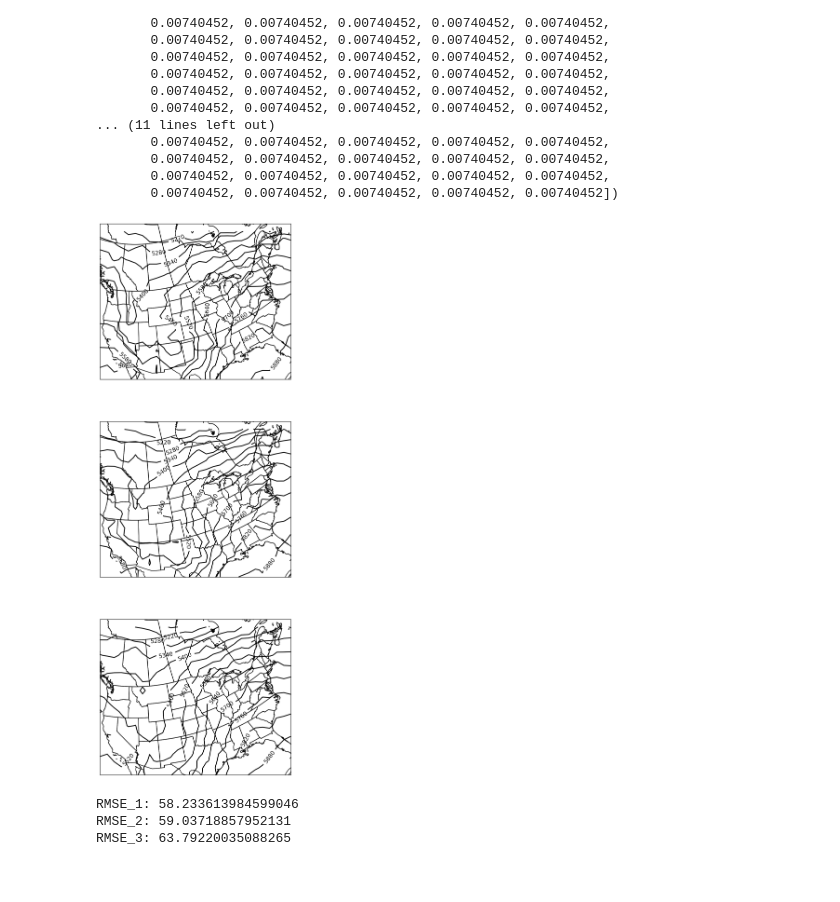
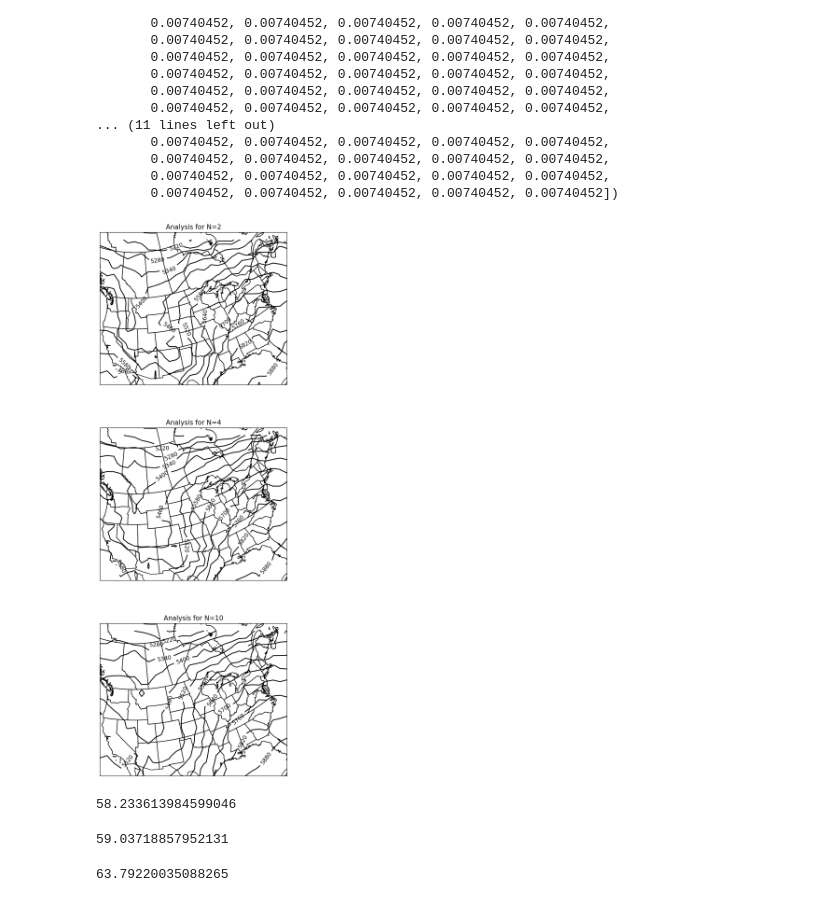
Before and after one commit to SWainty24/ATSC528, a Jupyter notebook: 03-Statistical_Objective_Analysis/statistical_oban.ipynb, the cells around one changed output. Drawn from its saved outputs; the diff is of its cells as text; code cells hidden in the pictures.

```diff
--- a/03-Statistical_Objective_Analysis/statistical_oban.ipynb
+++ b/03-Statistical_Objective_Analysis/statistical_oban.ipynb
@@ -321,48 +323,51 @@ longitude_grid = np.degrees(lambda_grid)
 # %%
 ### Plot 500mb analyses over a map ###
 #convert x,y to lat/long
 
-LAT = latitude_grid
-LON = longitude_grid
+LAT = latitude_grid  # Replace with your latitude grid array
+LON = longitude_grid  # Replace with your longitude grid array
 
-ANALYSIS=[Analysis_N2,Analysis_N4,Analysis_N10]
+ANALYSIS = [Analysis_N2, Analysis_N4, Analysis_N10]  # Replace with your analysis results
 
-proj = ccrs.Stereographic(central_longitude=-115,central_latitude=90,true_scale_latitude=60)
-fig = plt.figure(figsize=(5,15),dpi=200)
+proj = ccrs.Stereographic(central_longitude=-115, central_latitude=90, true_scale_latitude=60)
+fig = plt.figure(figsize=(5, 15), dpi=200)
+
+titles = ["Analysis for N=2", "Analysis for N=4", "Analysis for N=10"]
+
 for i in range(3):
-    ax1 = fig.add_subplot(3,1,i+1,projection=proj)
+    ax1 = fig.add_subplot(3, 1, i + 1, projection=proj)
     ax1.add_feature(cfeature.STATES)
     ax1.add_feature(cfeature.COASTLINE)
-    cs1 = ax1.contour(LON,LAT,ANALYSIS[i],colors='k',levels=np.arange(0,8000,60),transform=ccrs.PlateCarree())
-    plt.clabel(cs1,levels=np.arange(0,8000,60))
+    cs1 = ax1.contour(
+        LON,
+        LAT,
+        ANALYSIS[i],
+        colors="k",
+        levels=np.arange(0, 8000, 60),
+        transform=ccrs.PlateCarree(),
+    )
+    plt.clabel(cs1, levels=np.arange(0, 8000, 60))
+    ax1.set_title(titles[i], fontsize=12)  # Add titles for each subplot
+
 fig.tight_layout()
 plt.show()
 # %% [output]
-[figure, old version]
+[figure, new version]
-# %%
-def compute_rms_error(xk, yk, observations, analysis_grid, X, Y,RoI):
-
-    grid_points = np.column_stack((X.flatten(), Y.flatten()))
-    grid_values = analysis_grid.flatten()
-
-    # Interpolate analysis values at observation points
-    interpolated_analysis=bilinear_interpolation(xk, yk, X, Y, analysis_grid, RoI)
-
-
-    # Calculate the squared differences
-    differences = observations - interpolated_analysis
-    squared_differences = differences ** 2
-
-    # Compute RMS error
-    rms_error = np.sqrt(np.nanmean(squared_differences))  # nanmean ignores any NaN values
-    return rms_error
-rmse1 = compute_rms_error(xk, yk, heights, Analysis_N2, X, Y,r_e)
-print("RMSE_1:", rmse1)
-rmse2 = compute_rms_error(xk, yk, heights, Analysis_N4, X, Y,r_e)
-print("RMSE_2:", rmse2)
-rmse3 = compute_rms_error(xk, yk, heights, Analysis_N10, X, Y,r_e)
-print("RMSE_3:", rmse3)
-# %% [output]
-RMSE_1: 58.233613984599046
-RMSE_2: 59.03718857952131
-RMSE_3: 63.79220035088265
+# %%
+interpolated_valuesN2 = bilinear_interpolation(xk, yk, X, Y, Analysis_N2, r_e)
+rmse1 = np.sqrt(np.nansum((heights - interpolated_valuesN2)**2)/sum(~np.isnan(interpolated_valuesN2)))
+print("RMSE_1:",rmse1)
+# %% [output]
+58.233613984599046
+# %%
+interpolated_valuesN4 = bilinear_interpolation(xk, yk, X, Y, Analysis_N4, r_e)
+rmse2 = np.sqrt(np.nansum((heights - interpolated_valuesN4)**2)/sum(~np.isnan(interpolated_valuesN4)))
+print("RMSE_2:",rmse2)
+# %% [output]
+59.03718857952131
+# %%
+interpolated_valuesN10 = bilinear_interpolation(xk, yk, X, Y, Analysis_N10, r_e)
+rmse3 = np.sqrt(np.nansum((heights - interpolated_valuesN10)**2)/sum(~np.isnan(interpolated_valuesN10)))
+print("RMSE_3:",rmse3)
+# %% [output]
+63.79220035088265
```
Also changed, not shown: parts of 5 cells of this notebook.
